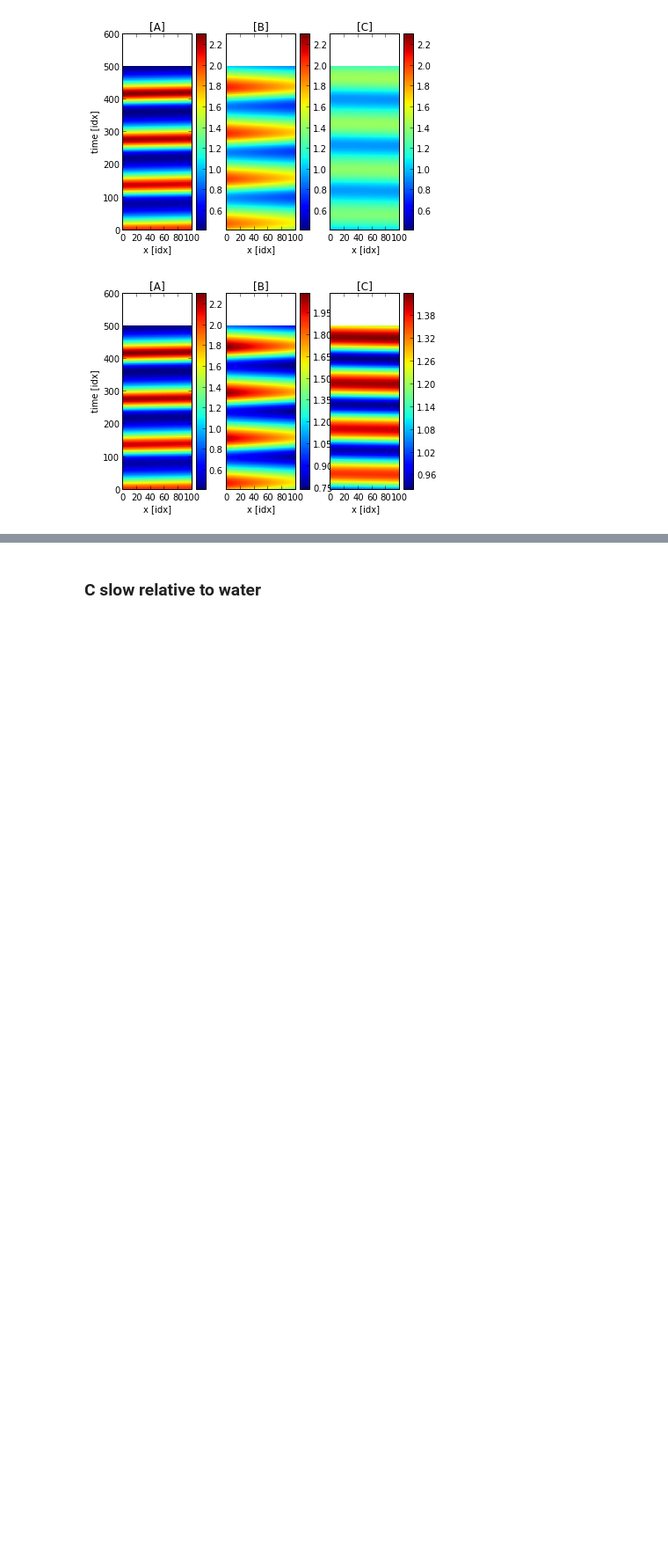
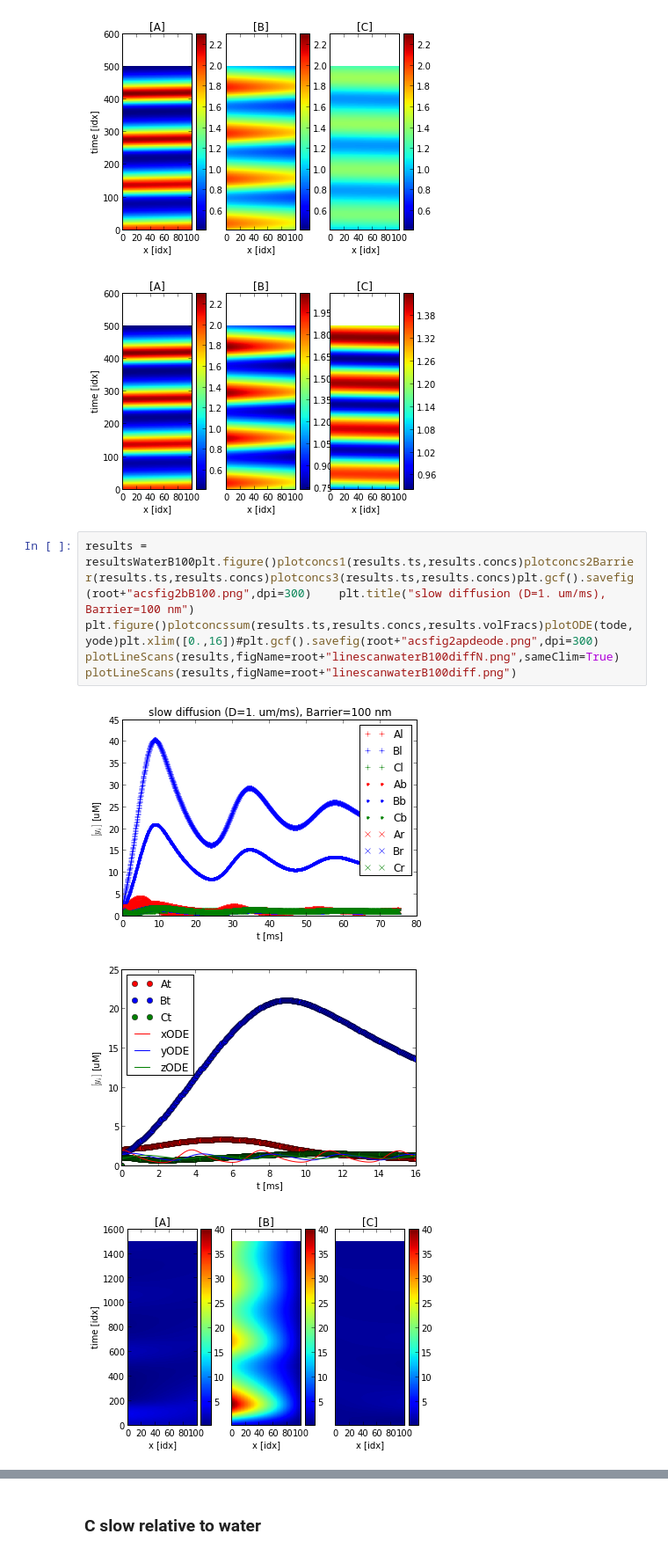
Before and after one commit to huskeypm/enzymekineticsacs, a Jupyter notebook: goodwinPDE.ipynb, the cells around one changed output, grey strips where cells are left out. Shown at 88% size. Saved outputs shown, nothing was run; the diff lists cells and outputs as text; blank space fills up the shorter version.

```diff
--- a/goodwinPDE.ipynb
+++ b/goodwinPDE.ipynb
@@ -30,3 +30,9 @@ results = resultsWaterplt.figure()plotconcs1(results.ts,results.concs)plotconcs2
 [figure]
 [figure]
 [figure]
+# %%
+results = resultsWaterB100plt.figure()plotconcs1(results.ts,results.concs)plotconcs2Barrier(results.ts,results.concs)plotconcs3(results.ts,results.concs)plt.gcf().savefig(root+"acsfig2bB100.png",dpi=300)    plt.title("slow diffusion (D=1. um/ms), Barrier=100 nm") plt.figure()plotconcssum(results.ts,results.concs,results.volFracs)plotODE(tode,yode)plt.xlim([0.,16])#plt.gcf().savefig(root+"acsfig2apdeode.png",dpi=300) plotLineScans(results,figName=root+"linescanwaterB100diffN.png",sameClim=True)    plotLineScans(results,figName=root+"linescanwaterB100diff.png")
+# %% [output]
+[figure, added]
+[figure, added]
+[figure, added]
```
Also changed, not shown: parts of 13 cells of this notebook, 3 other files.
